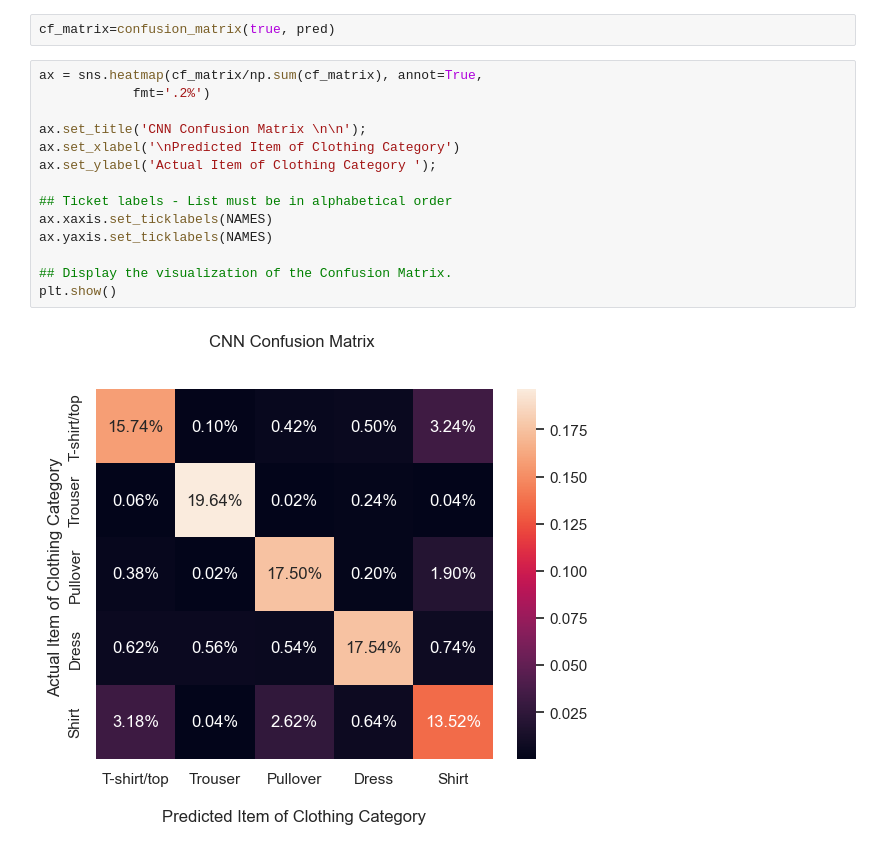
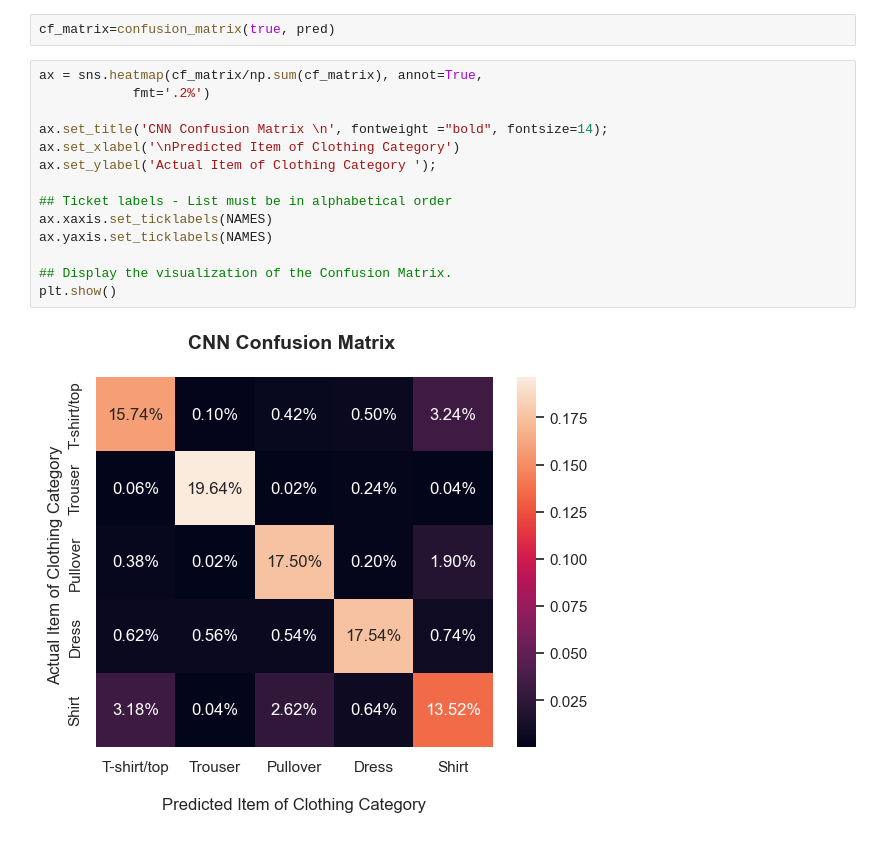
Before and after one commit to HubertWojcik10/machine_learning_project, a Jupyter notebook: final.ipynb, the cells around one changed output. Saved outputs shown, nothing was run; the diff lists cells and outputs as text.

```diff
--- a/final.ipynb
+++ b/final.ipynb
@@ -569,16 +533,16 @@ cf_matrix=confusion_matrix(true, pred)
 # %%
 ax = sns.heatmap(cf_matrix/np.sum(cf_matrix), annot=True,
             fmt='.2%')
 
-ax.set_title('CNN Confusion Matrix \n\n');
+ax.set_title('CNN Confusion Matrix \n', fontweight ="bold", fontsize=14);
 ax.set_xlabel('\nPredicted Item of Clothing Category')
 ax.set_ylabel('Actual Item of Clothing Category ');
 
 ## Ticket labels - List must be in alphabetical order
 ax.xaxis.set_ticklabels(NAMES)
 ax.yaxis.set_ticklabels(NAMES)
 
 ## Display the visualization of the Confusion Matrix.
 plt.show()
 # %% [output]
-[figure, old version]
+[figure, new version]
```
Also changed, not shown: parts of 6 cells of this notebook.
